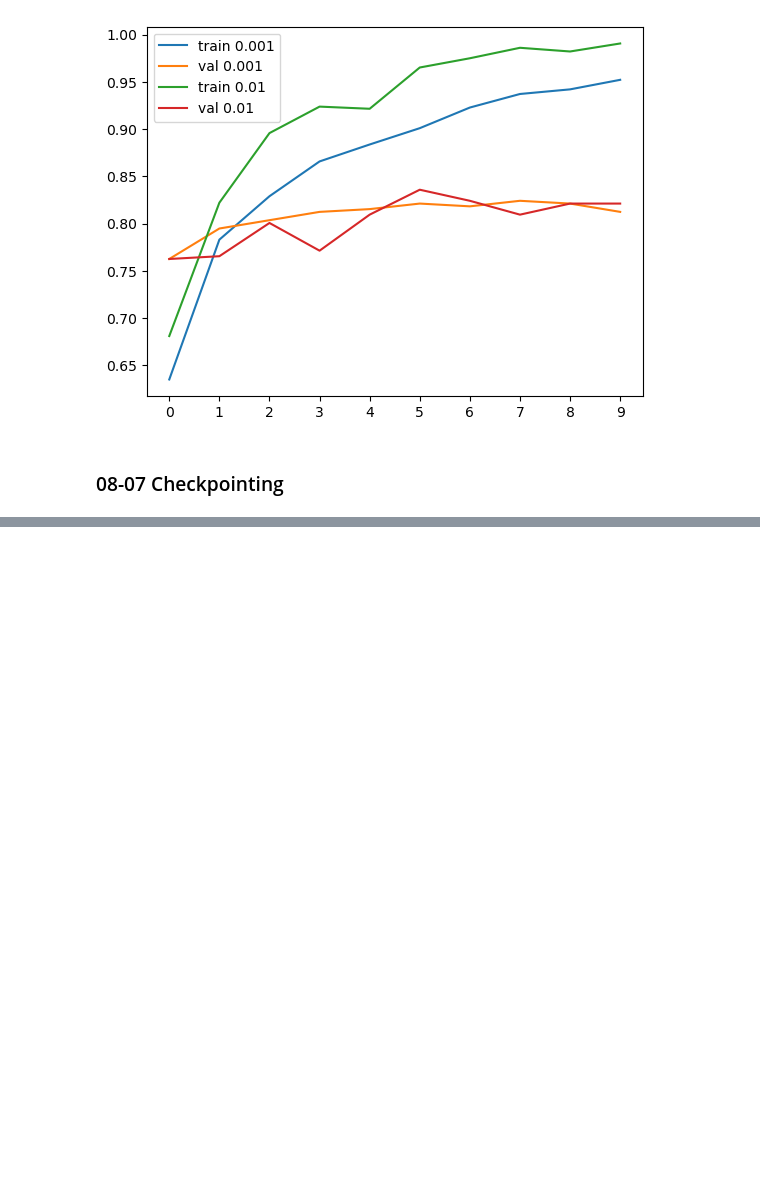
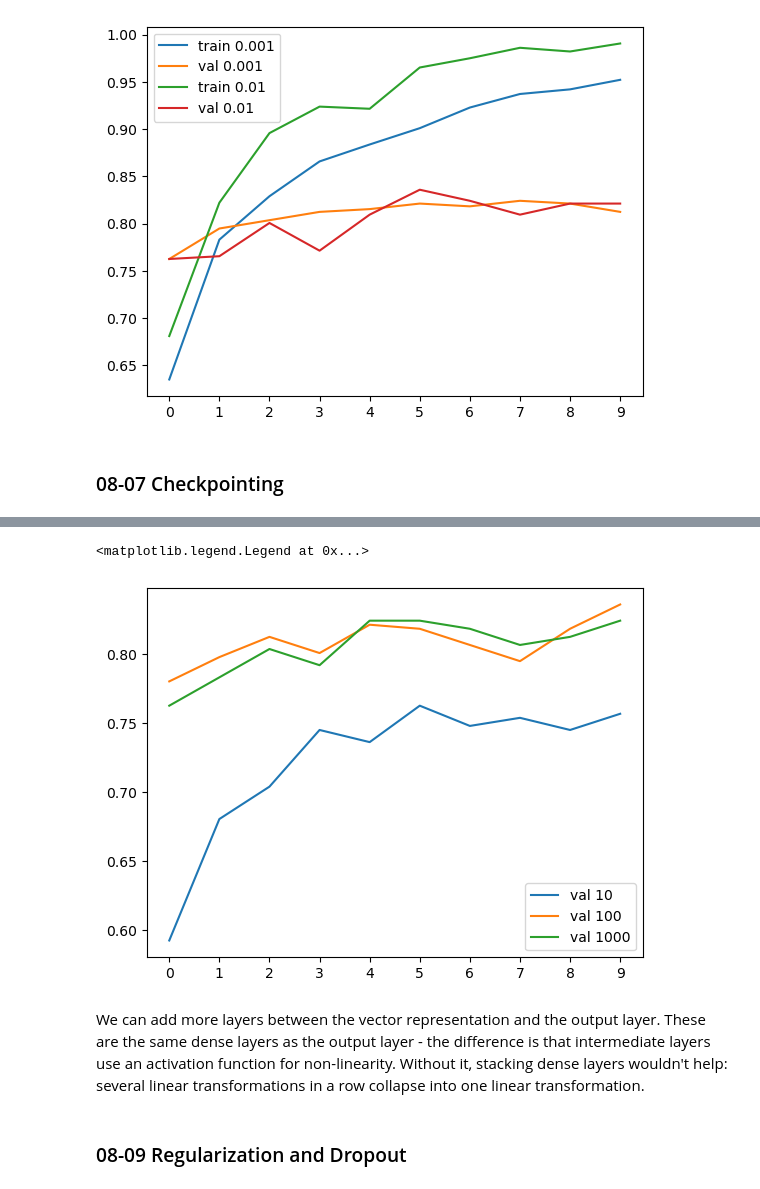
Before and after one commit to Frederic7/ml_zoomcamp, a Jupyter notebook: Theory/notes_08.ipynb, the cells around one changed output, grey strips where cells are left out. Saved outputs shown, nothing was run; the diff lists cells and outputs as text; code cells hidden in the pictures; blank space fills up the shorter version.

```diff
--- a/Theory/notes_08.ipynb
+++ b/Theory/notes_08.ipynb
@@ -465,0 +470,18 @@ learning_rate = 0.001
+# %%
+checkpoint = keras.callbacks.ModelCheckpoint(
+    'xception_v1_{epoch:02d}_{val_accuracy:.3f}.h5',
+    save_best_only=True,
+    monitor='val_accuracy',
+    mode='max'
+)
+# %%
+learning_rate = 0.001
+
+model = make_model(learning_rate=learning_rate)
+
+history = model.fit(
+    train_ds,
+    epochs=10,
+    validation_data=val_ds,
+    callbacks=[checkpoint]
+)
@@ -465,0 +568,15 @@ learning_rate = 0.001
+# %%
+learning_rate = 0.001
+
+scores = {}
+for size in [10, 100, 1000]:
+    print(size)
+
+    model = make_model(learning_rate=learning_rate, size_inner=size)
+    # Dataset is in batches, for ex: 32, 32, ..., 32, 17
+    # 1 iteration on the whole dataset (no matter the batch size) is 1 epoch
+    history = model.fit(train_ds, epochs=10, validation_data=val_ds)
+    scores[size] = history.history
+
+    print()
+    print()
@@ -465,0 +601,13 @@ learning_rate = 0.001
+# %%
+for size, hist in scores.items():
+    plt.plot(hist['val_accuracy'], label=f"val {size}")
+
+plt.xticks(np.arange(10))
+plt.legend()
+# %% [output]
+<matplotlib.legend.Legend at 0x...>
+[figure, added]
+# %% [markdown]
+We can add more layers between the vector representation and the output layer. These are the same dense layers as the output layer - the difference is that intermediate layers use an activation function for non-linearity. Without it, stacking dense layers wouldn't help: several linear transformations in a row collapse into one linear transformation.
+# %% [markdown]
+### 08-09 Regularization and Dropout
```
Also changed, not shown: parts of 38 cells of this notebook, 8 other files.
